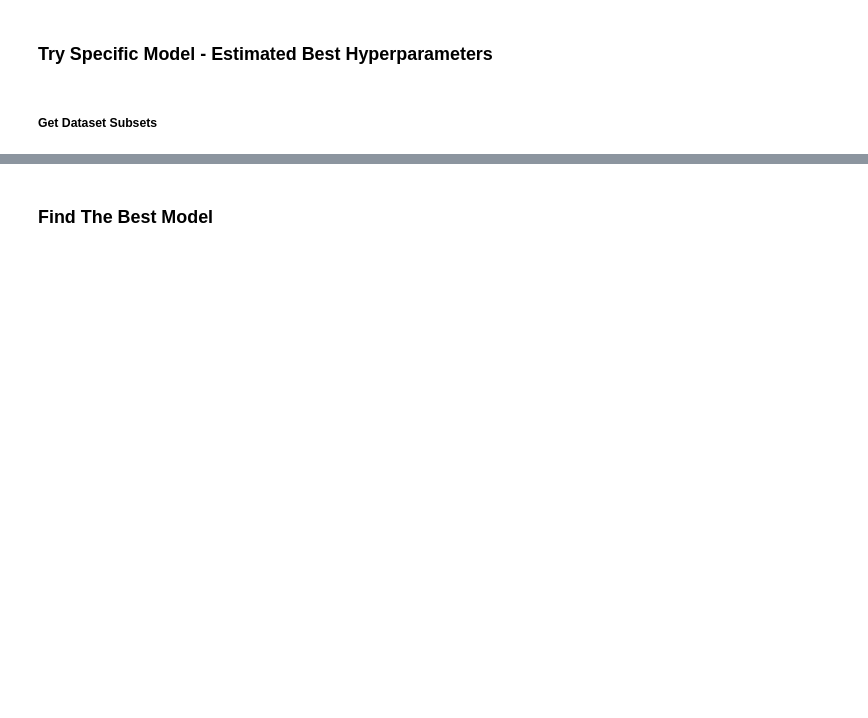
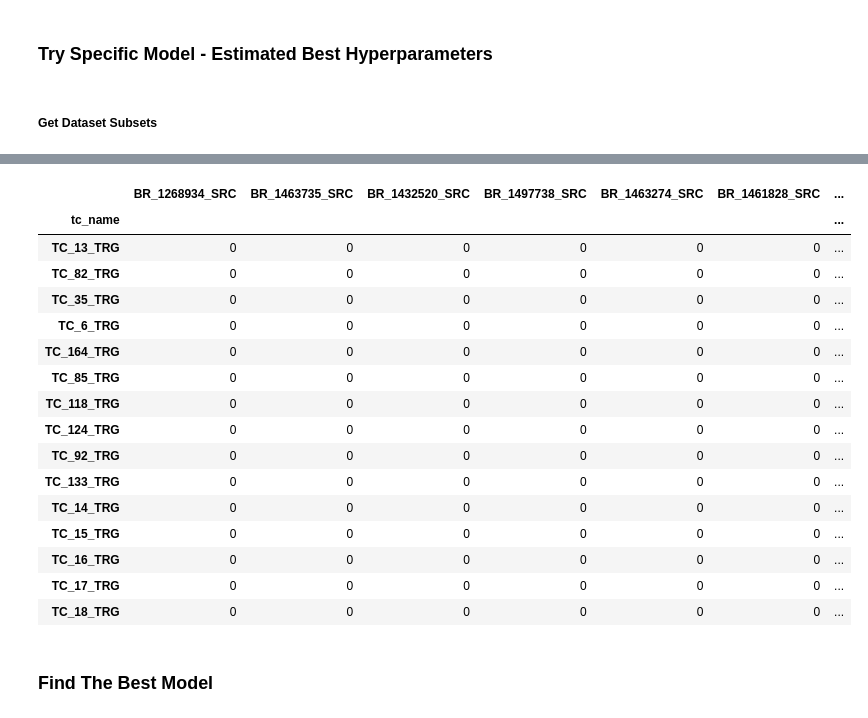
Before and after one commit to Pointpt/trace-link-recovery-study, a Jupyter notebook: notebooks/firefox/firefox-lsi-model.ipynb, the cells around one changed output, grey strips where cells are left out. Saved outputs shown, nothing was run; the diff lists cells and outputs as text; code cells hidden in the pictures; blank space fills up the shorter version.

```diff
--- a/notebooks/firefox/firefox-lsi-model.ipynb
+++ b/notebooks/firefox/firefox-lsi-model.ipynb
@@ -532,3 +586,23 @@ Performing model hyperparameters search...
+# %%
+aux_functions.highlight_df(orc_subset_df)
+# %% [output]
+|  | BR_1268934_SRC | BR_1463735_SRC | BR_1432520_SRC | BR_1497738_SRC | BR_1463274_SRC | BR_1461828_SRC | ... |
+| tc_name |  |  |  |  |  |  | ... |
+| TC_13_TRG | 0 | 0 | 0 | 0 | 0 | 0 | ... |
+| TC_82_TRG | 0 | 0 | 0 | 0 | 0 | 0 | ... |
+| TC_35_TRG | 0 | 0 | 0 | 0 | 0 | 0 | ... |
+| TC_6_TRG | 0 | 0 | 0 | 0 | 0 | 0 | ... |
+| TC_164_TRG | 0 | 0 | 0 | 0 | 0 | 0 | ... |
+| TC_85_TRG | 0 | 0 | 0 | 0 | 0 | 0 | ... |
+| TC_118_TRG | 0 | 0 | 0 | 0 | 0 | 0 | ... |
+| TC_124_TRG | 0 | 0 | 0 | 0 | 0 | 0 | ... |
+| TC_92_TRG | 0 | 0 | 0 | 0 | 0 | 0 | ... |
+| TC_133_TRG | 0 | 0 | 0 | 0 | 0 | 0 | ... |
+| TC_14_TRG | 0 | 0 | 0 | 0 | 0 | 0 | ... |
+| TC_15_TRG | 0 | 0 | 0 | 0 | 0 | 0 | ... |
+| TC_16_TRG | 0 | 0 | 0 | 0 | 0 | 0 | ... |
+| TC_17_TRG | 0 | 0 | 0 | 0 | 0 | 0 | ... |
+| TC_18_TRG | 0 | 0 | 0 | 0 | 0 | 0 | ... |
 # %% [markdown]
 ### Find The Best Model
 # %%
```
Also changed, not shown: parts of 5 cells of this notebook, 1 other file.
